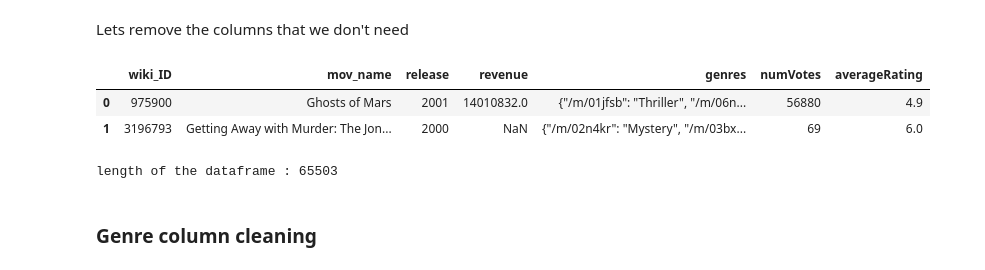
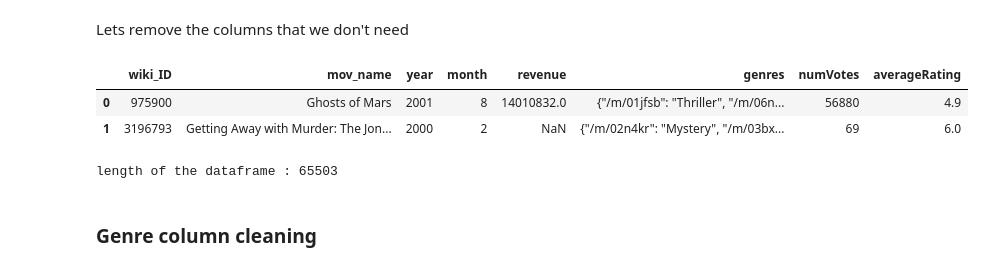
Before and after one commit to epfl-ada/ada-2023-project-abadakor, a Jupyter notebook: data/preprocessing.ipynb, the cells around one changed output. Saved outputs shown, nothing was run; the diff lists cells and outputs as text; code cells hidden in the pictures.

Commit message:
Changed  to  and  columns

```diff
--- a/data/preprocessing.ipynb
+++ b/data/preprocessing.ipynb
@@ -16,7 +13,7 @@ tmp_folder = './tmp_data/'
 processed_folder = './processed_data/'
 
 imdb_rating_folder = raw_folder + 'imdb/'
-cmu_folder = raw_folder + 'cmu/'
+cmu_folder = raw_folder + 'CMU/'
 baby_names_folder = raw_folder + 'baby_names_national/'
 # %% [markdown]
 # Data preprocessing
@@ -223,0 +225,14 @@ movie_datetime_df[['wiki_ID', 'mov_name', 'release']].head()
+# %%
+# Drop rows with NaN values in the release column
+movie_datetime_df = movie_df.dropna(subset=['release']).copy(deep=True)
+
+# Separate year, month and date
+dates = movie_datetime_df.release
+movie_datetime_df['year'] = dates.apply(lambda x: x if x is np.NaN else int(str(x)[:4])).astype(pd.Int64Dtype())
+movie_datetime_df['month'] = dates.apply(lambda x: x if x is np.NaN else int(str(x)[5:7]) if len(x) > 4 else np.NaN).astype(pd.Int64Dtype())
+movie_datetime_df['day'] = dates.apply(lambda x: x if x is np.NaN else int(str(x)[8:]) if len(x) > 7 else np.NaN).astype(pd.Int64Dtype())
+
+# Remove outliers (years before 1800, there is one that is at 1010)
+movie_datetime_df = movie_datetime_df[movie_datetime_df['year'] >= 1800]
+
+movie_datetime_df[['wiki_ID', 'mov_name', 'year', 'month', 'day', 'release']].head()
@@ -284,13 +306,13 @@ Length of the dataframe : 65503
 # %% [markdown]
 Lets remove the columns that we don't need
 # %%
-movie_rating_df = merged_rating_movie_df[['wiki_ID', 'mov_name', 'release', 'revenue', 'genres', 'numVotes', 'averageRating']].copy(deep=True)
+movie_rating_df = merged_rating_movie_df[['wiki_ID', 'mov_name', 'year', 'month', 'revenue', 'genres', 'numVotes', 'averageRating']].copy(deep=True)
 display(movie_rating_df.head(2))
 print(f"length of the dataframe : {len(movie_rating_df)}")
 # %% [output]
-|  | wiki_ID | mov_name | release | revenue | genres | numVotes | averageRating |
-| 0 | 975900 | Ghosts of Mars | 2001 | 14010832.0 | {"/m/01jfsb": "Thriller", "/m/06n... | 56880 | 4.9 |
-| 1 | 3196793 | Getting Away with Murder: The Jon... | 2000 | NaN | {"/m/02n4kr": "Mystery", "/m/03bx... | 69 | 6.0 |
+|  | wiki_ID | mov_name | year | month | revenue | genres | numVotes | averageRating |
+| 0 | 975900 | Ghosts of Mars | 2001 | 8 | 14010832.0 | {"/m/01jfsb": "Thriller", "/m/06n... | 56880 | 4.9 |
+| 1 | 3196793 | Getting Away with Murder: The Jon... | 2000 | 2 | NaN | {"/m/02n4kr": "Mystery", "/m/03bx... | 69 | 6.0 |
 length of the dataframe : 65503
 # %%
 movie_df = movie_rating_df.copy(deep=True)
```
Also changed, not shown: parts of 9 cells of this notebook, 1 other file.
